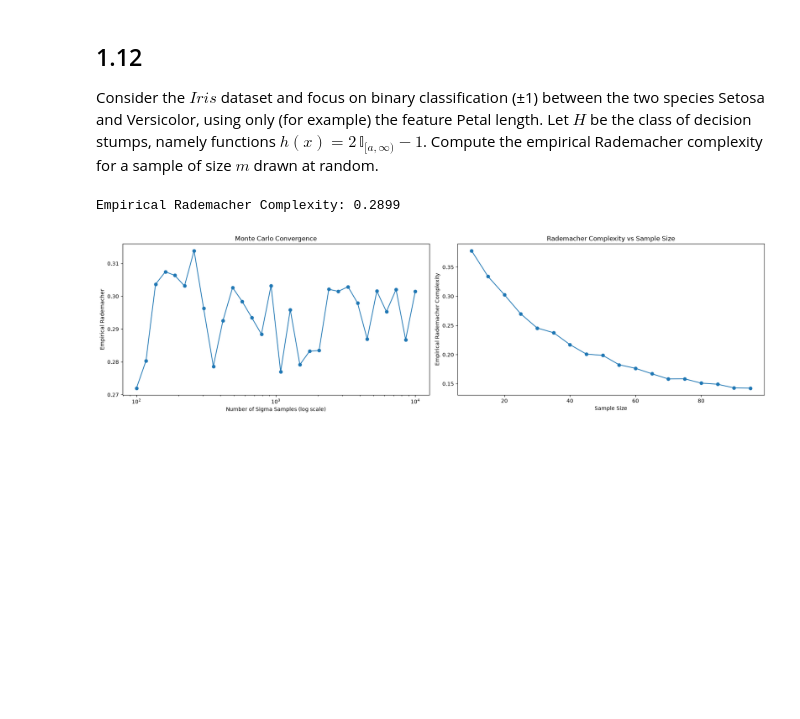
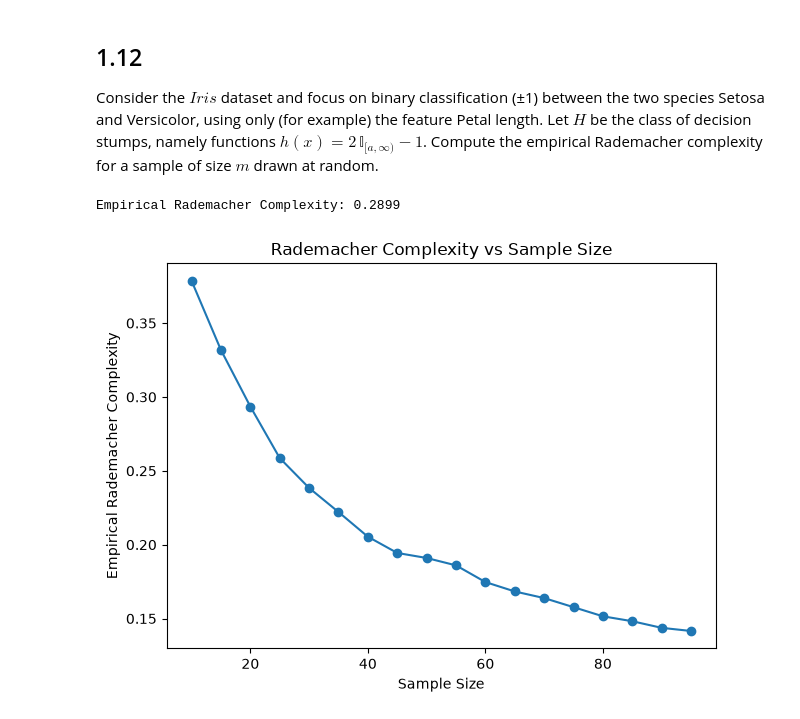
Before and after one commit to Iquadro1/analisi-dati, a Jupyter notebook: Foglio1.ipynb, the cells around one changed output. Cells and saved outputs as stored; diff of their text form; code cells hidden in the pictures; blank space fills up the shorter version.

```diff
--- a/Foglio1.ipynb
+++ b/Foglio1.ipynb
@@ -280,44 +280,49 @@ def compute_empirical_rademacher_complexity(X, m, rng, num_sigma_samples=1000):
 
     #         if current_sum > max_sum_for_sigma:
     #             max_sum_for_sigma = current_sum
 
     #     sups.append(max_sum_for_sigma)
 
     empirical_rademacher_complexity = np.mean(sups) / m
 
     return empirical_rademacher_complexity
 
 # Example usage
 print("Empirical Rademacher Complexity:", compute_empirical_rademacher_complexity(X, m=20, rng=rng))
 
-# Run the Rademacher function with Monte Carlo simulation for different numbers of sigma samples
-iterations = np.unique(np.logspace(2, 4, num=30, dtype=int))
-rademacher_complexities_sigma = [compute_empirical_rademacher_complexity(X, m=20, rng=rng, num_sigma_samples=it) for it in iterations]
+# # Run the Rademacher function with Monte Carlo simulation for different numbers of sigma samples
+# iterations = np.unique(np.logspace(2, 4, num=30, dtype=int))
+# rademacher_complexities_sigma = [compute_empirical_rademacher_complexity(X, m=20, rng=rng, num_sigma_samples=it) for it in iterations]
 
 # Run the Rademacher function for different sample sizes
 sample_sizes = np.arange(10, len(X), 5)
 rademacher_complexities_sample = [compute_empirical_rademacher_complexity(X, m=m, rng=rng) for m in sample_sizes]
 
-fig, axes = plt.subplots(1, 2, figsize=(18, 5))
+plt.plot(sample_sizes, rademacher_complexities_sample, marker='o')
+plt.xlabel('Sample Size')
+plt.ylabel('Empirical Rademacher Complexity')
+plt.title('Rademacher Complexity vs Sample Size')
 
-axes[0].plot(iterations, rademacher_complexities_sigma, marker='o', zorder=2)
-axes[0].set_xscale('log')
-axes[0].set_xlabel('Number of Sigma Samples (log scale)')
-axes[0].set_ylabel('Empirical Rademacher')
-axes[0].set_title('Monte Carlo Convergence')
+# fig, axes = plt.subplots(1, 2, figsize=(18, 5))
+
+# axes[0].plot(iterations, rademacher_complexities_sigma, marker='o', zorder=2)
+# axes[0].set_xscale('log')
+# axes[0].set_xlabel('Number of Sigma Samples (log scale)')
+# axes[0].set_ylabel('Empirical Rademacher')
+# axes[0].set_title('Monte Carlo Convergence')
 
 # axes[1].plot(iterations, rademacher_complexities_sigma, marker='o')
 # axes[1].set_xlabel('Number of Sigma Samples')
 # axes[1].set_ylabel('Empirical Rademacher Complexity')
 # axes[1].set_title('Monte CarloConvergence')
 
-axes[1].plot(sample_sizes, rademacher_complexities_sample, marker='o')
-axes[1].set_xlabel('Sample Size')
-axes[1].set_ylabel('Empirical Rademacher Complexity')
-axes[1].set_title('Rademacher Complexity vs Sample Size')
+# axes[1].plot(sample_sizes, rademacher_complexities_sample, marker='o')
+# axes[1].set_xlabel('Sample Size')
+# axes[1].set_ylabel('Empirical Rademacher Complexity')
+# axes[1].set_title('Rademacher Complexity vs Sample Size')
 
 plt.tight_layout()
 plt.show()
 # %% [output]
 Empirical Rademacher Complexity: 0.2899
-[figure, old version]
+[figure, new version]
```
Also changed, not shown: 4 other files.
